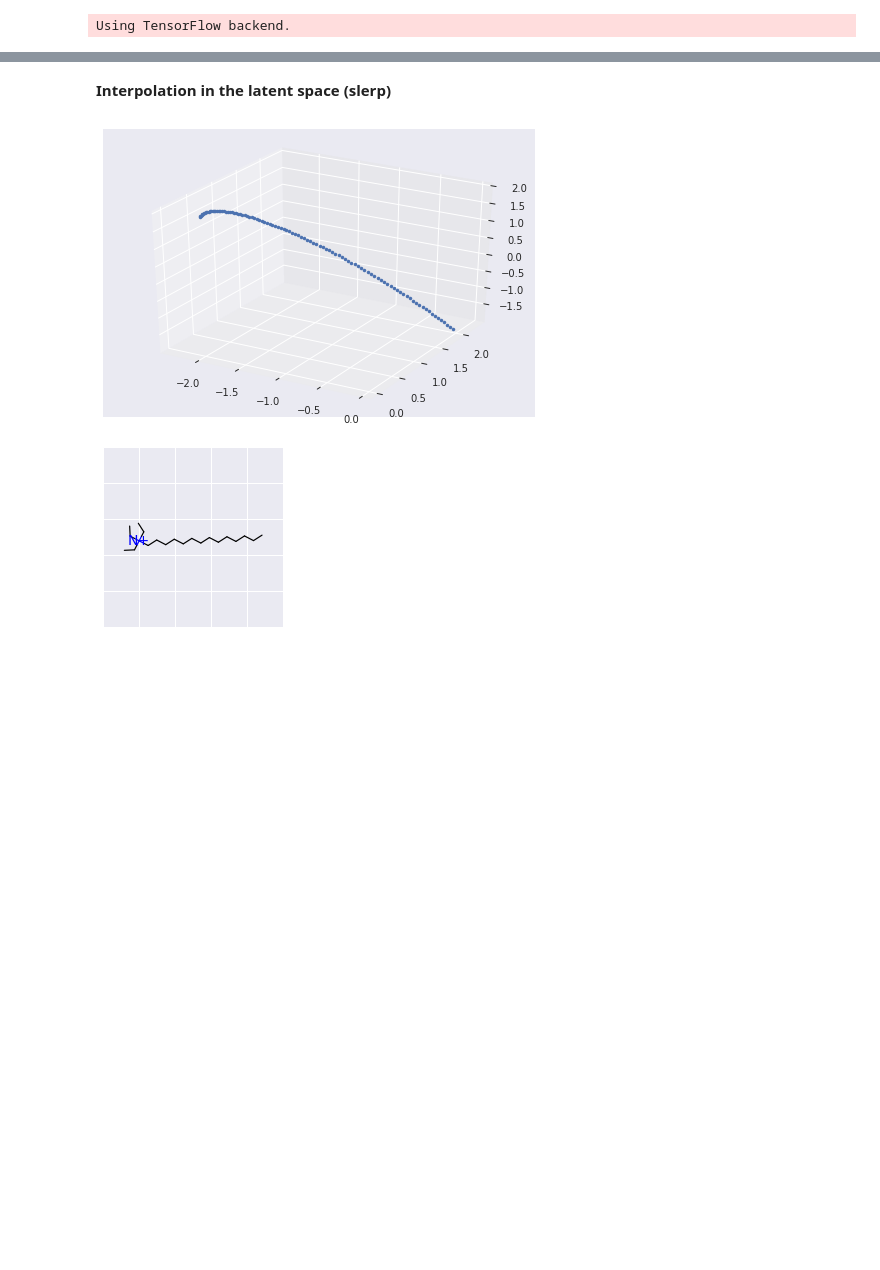
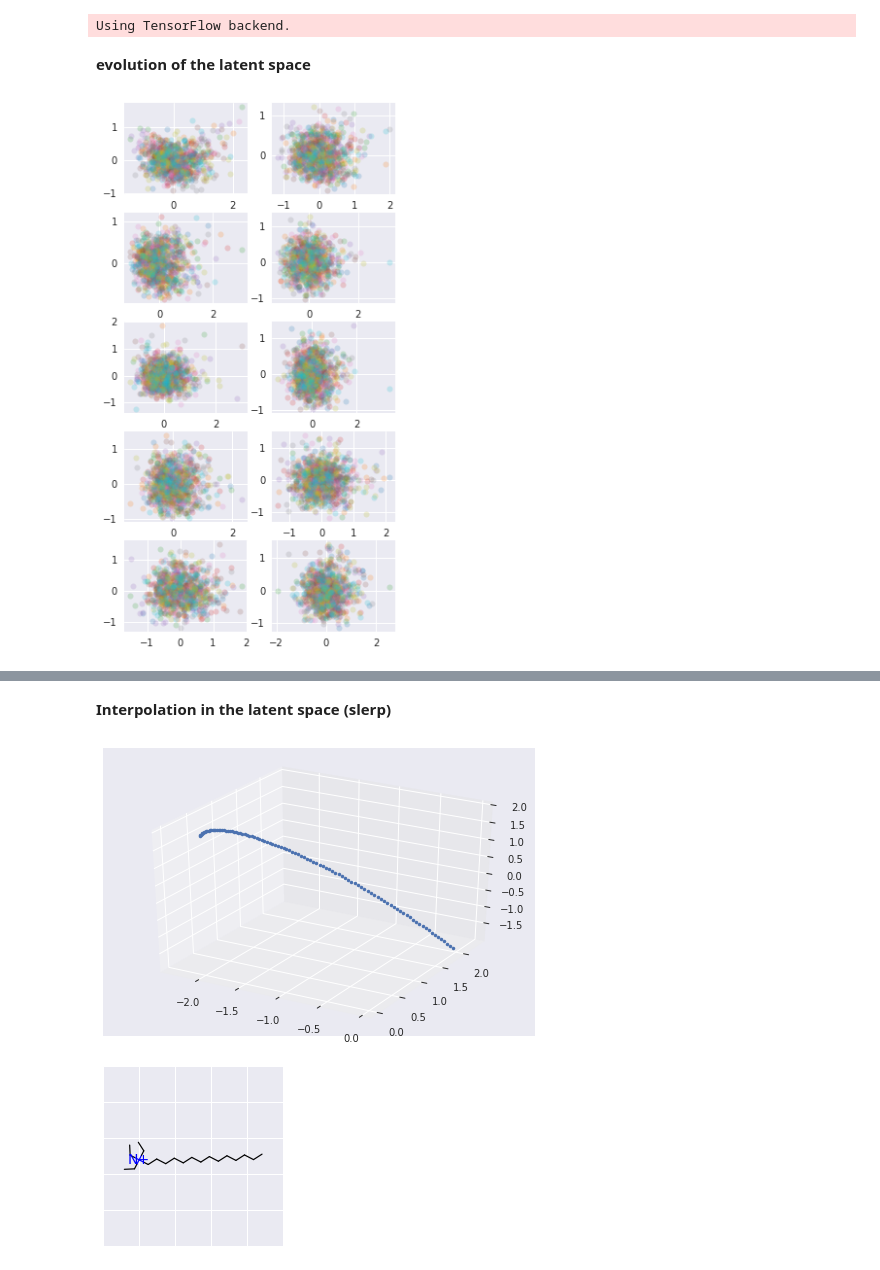
Before and after one commit to cmashraf/generative_learners_salts, a Jupyter notebook: notebooks/5_compare_vae.ipynb, the cells around one changed output, grey strips where cells are left out. Drawn from its saved outputs; the diff is of its cells as text; code cells hidden in the pictures; blank space fills up the shorter version.

```diff
--- a/notebooks/5_compare_vae.ipynb
+++ b/notebooks/5_compare_vae.ipynb
@@ -42,7 +42,7 @@ from rdkit.Chem import MACCSkeys
 import os
 import sys
 sys.path.insert(0, '../')
-from scripts import build_vae, decode_smiles, generate_structures, my_colors, MoleculeVAE
+from scripts import build_vae, decode_smiles, generate_structures, my_colors, MoleculeVAE, one_hot
 
 def generate_structures(vae, smi, char_to_index, limit=1e4, write=False):
     """
@@ -91,15 +91,6 @@ def pad_smiles(smiles_string, smile_max_length):
      if len(smiles_string) < smile_max_length:
             return smiles_string + " " * (smile_max_length - len(smiles_string))
 
-def one_hot(smi, char_to_index):
-    test_smi = smi
-    smile_max_length=51
-    char_set = set(char_to_index.keys())
-    test_smi = pad_smiles(test_smi, smile_max_length)
-    Z = np.zeros((1, smile_max_length, len(list(char_set))), dtype=np.bool)
-    for t, char in enumerate(test_smi):
-        Z[0, t, char_to_index[char]] = 1
-    return Z
 
 from numpy import *
 from numpy.linalg import norm
@@ -201,3 +192,39 @@ char_set = set(char_to_index.keys())
 chemvae.load(char_set, weights_file)
 # %% [output]
 Using TensorFlow backend.
+# %% [markdown]
+**evolution of the latent space**
+# %%
+#GDB models
+import random
+
+#training data
+df = pd.read_csv('../data/GDB17.1000000', names=['smiles'])
+data_size = 100000
+
+#figure
+fig, axs = plt.subplots(5,2, figsize=(5,10))
+axs = axs.ravel()
+colors = my_colors()
+latent_embeddings = []
+for p in range(10):
+    values = df['smiles'][data_size*(p):data_size*(p+1)]
+    color=next(colors) #each epoch will be a unique color
+    for model in range(0,10): #plot of training data only
+        chemvae.load(char_set, '1mil_GDB17_{}.h5'.format(model+1))
+        z = []
+        for smi in random.sample(set(values), 100):
+            z_i = chemvae.encoder.predict(one_hot(smi, char_to_index))
+            z.append(z_i[0])
+        z = np.array(z)
+        latent_embeddings.append(z)
+        pca = PCA(n_components=2)
+        pcs = pca.fit_transform(z)
+
+        axs[model].plot(pcs[:,0],
+                        pcs[:,1],
+                 linestyle='', marker='.', markersize=12,
+                    color=color, alpha=0.2)
+latent_embeddings = np.array(latent_embeddings)
+# %% [output]
+[figure, added]
```
Also changed, not shown: parts of 12 cells of this notebook, 36 other files.
